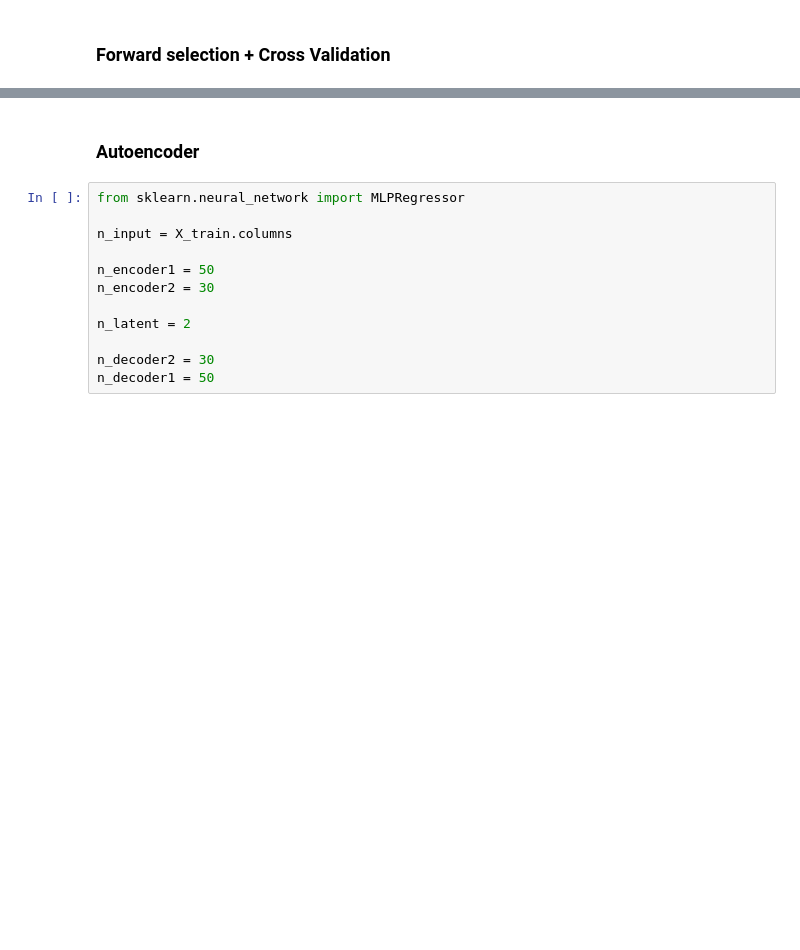
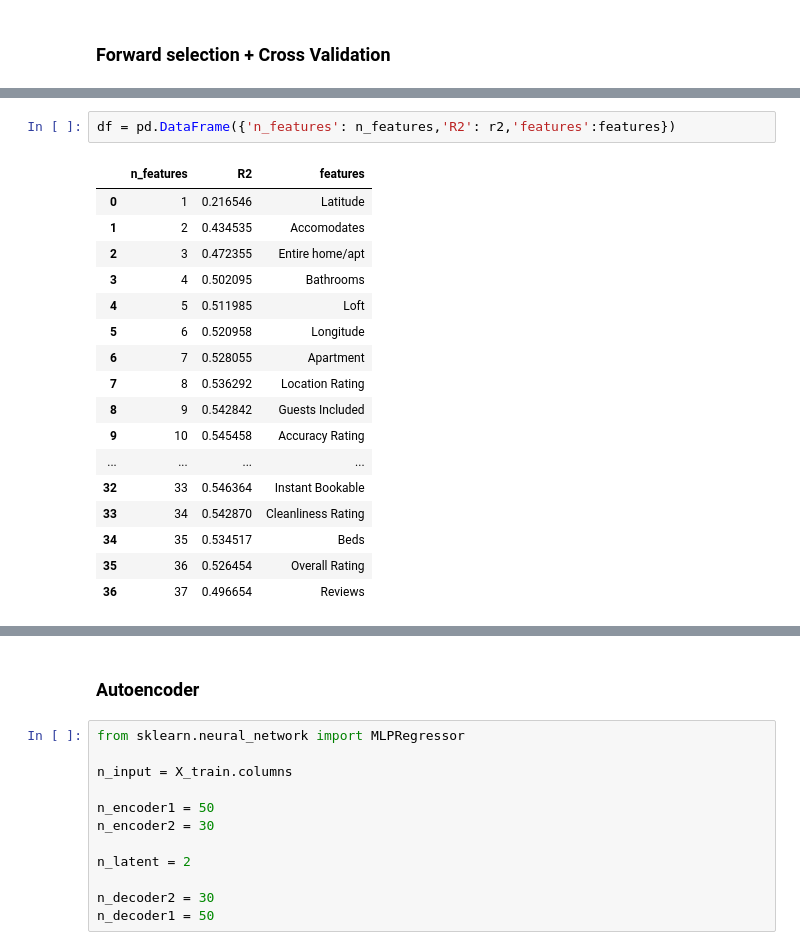
Before and after one commit to jose-melo/airbnb-berlin-price, a Jupyter notebook: src/berlin.ipynb, the cells around one changed output, grey strips where cells are left out. Cells and saved outputs as stored; diff of their text form; blank space fills up the shorter version.

```diff
--- a/src/berlin.ipynb
+++ b/src/berlin.ipynb
@@ -189,3 +255,23 @@ df = pd.DataFrame({'n_features': n_features,'R2': rss,'features':features})
+# %%
+df = pd.DataFrame({'n_features': n_features,'R2': r2,'features':features})
+# %% [output]
+|  | n_features | R2 | features |
+| 0 | 1 | 0.216546 | Latitude |
+| 1 | 2 | 0.434535 | Accomodates |
+| 2 | 3 | 0.472355 | Entire home/apt |
+| 3 | 4 | 0.502095 | Bathrooms |
+| 4 | 5 | 0.511985 | Loft |
+| 5 | 6 | 0.520958 | Longitude |
+| 6 | 7 | 0.528055 | Apartment |
+| 7 | 8 | 0.536292 | Location Rating |
+| 8 | 9 | 0.542842 | Guests Included |
+| 9 | 10 | 0.545458 | Accuracy Rating |
+| ... | ... | ... | ... |
+| 32 | 33 | 0.546364 | Instant Bookable |
+| 33 | 34 | 0.542870 | Cleanliness Rating |
+| 34 | 35 | 0.534517 | Beds |
+| 35 | 36 | 0.526454 | Overall Rating |
+| 36 | 37 | 0.496654 | Reviews |
 # %%
 plt.title('Cross-validated subset selection')
 plt.xlabel('Number of features')
```
Also changed, not shown: parts of 12 cells of this notebook.
